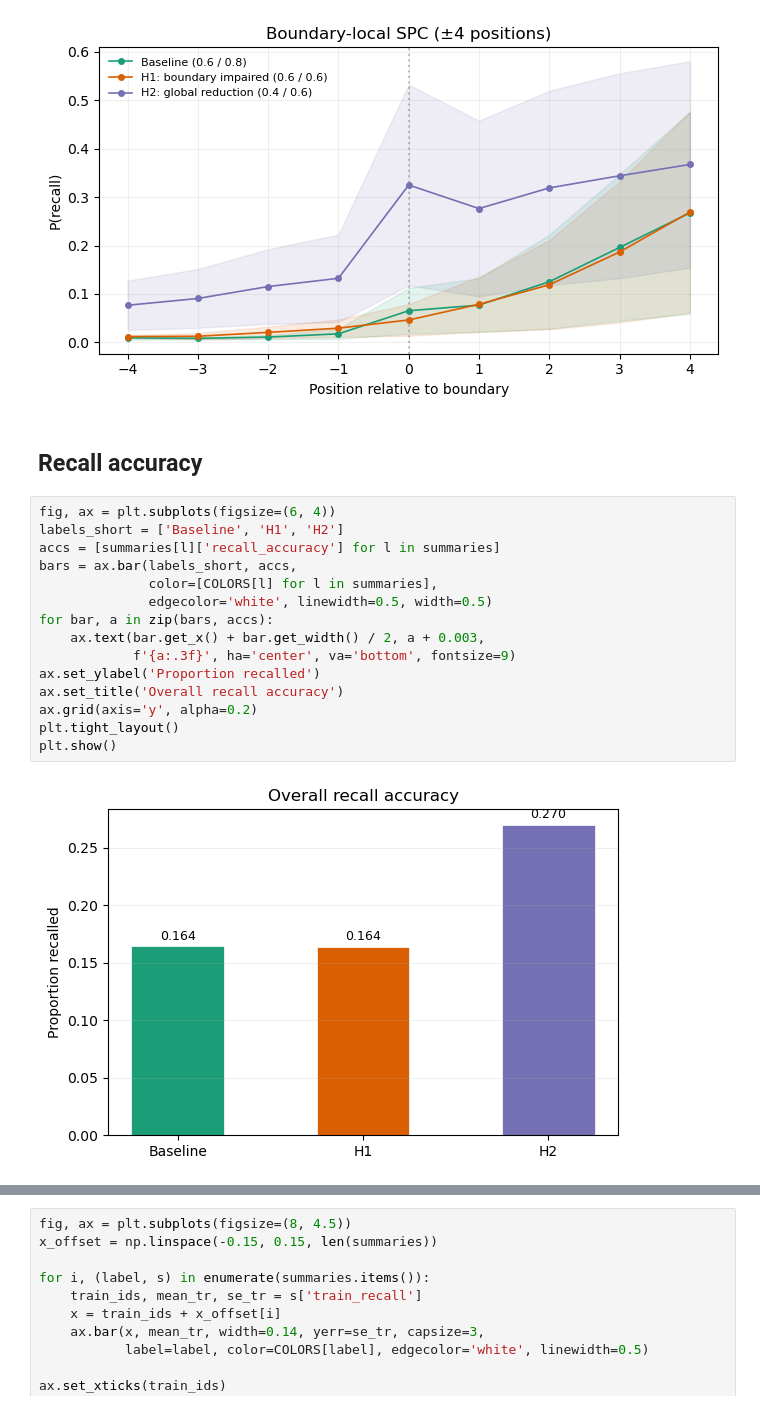
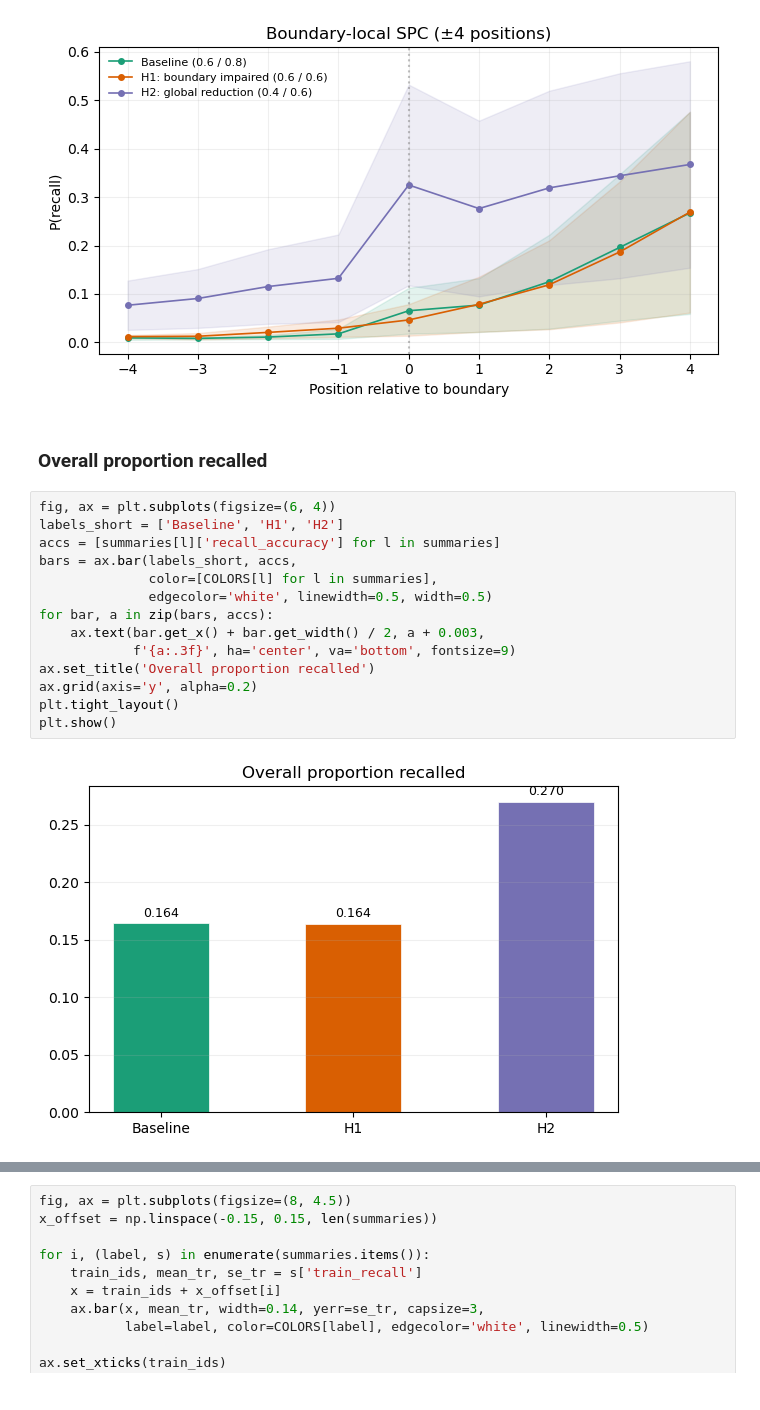
Before and after one commit to beaverjuly/PTSD_MemorySegmentation, a Jupyter notebook: external/CMR_SEM/CMR_boundary_sim/CMR_targeted_boundary_sim.ipynb, the cells around one changed output, grey strips where cells are left out. Cells and saved outputs as stored; diff of their text form.

```diff
--- a/external/CMR_SEM/CMR_boundary_sim/CMR_targeted_boundary_sim.ipynb
+++ b/external/CMR_SEM/CMR_boundary_sim/CMR_targeted_boundary_sim.ipynb
@@ -284,23 +283,22 @@ plt.tight_layout()
 plt.show()
 # %% [output]
 [figure]
-# %% [markdown]
-## Recall accuracy
+# %% [markdown]
+### Overall proportion recalled
 # %%
 fig, ax = plt.subplots(figsize=(6, 4))
 labels_short = ['Baseline', 'H1', 'H2']
 accs = [summaries[l]['recall_accuracy'] for l in summaries]
 bars = ax.bar(labels_short, accs,
               color=[COLORS[l] for l in summaries],
               edgecolor='white', linewidth=0.5, width=0.5)
 for bar, a in zip(bars, accs):
     ax.text(bar.get_x() + bar.get_width() / 2, a + 0.003,
             f'{a:.3f}', ha='center', va='bottom', fontsize=9)
-ax.set_ylabel('Proportion recalled')
-ax.set_title('Overall recall accuracy')
+ax.set_title('Overall proportion recalled')
 ax.grid(axis='y', alpha=0.2)
 plt.tight_layout()
 plt.show()
 # %% [output]
-[figure, old version]
+[figure, new version]
 # %% [markdown]
```
Also changed, not shown: parts of 32 cells of this notebook, 2 other files.
